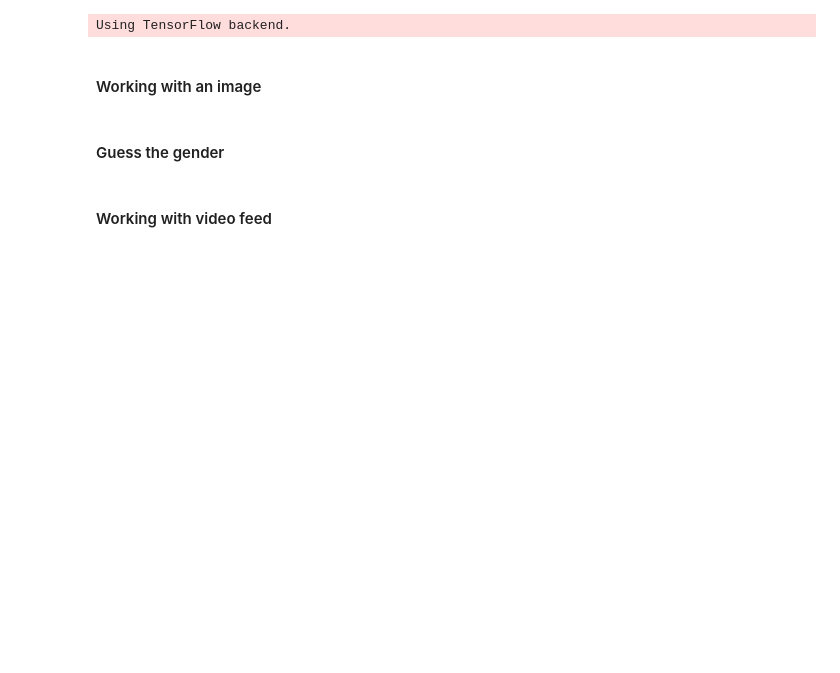
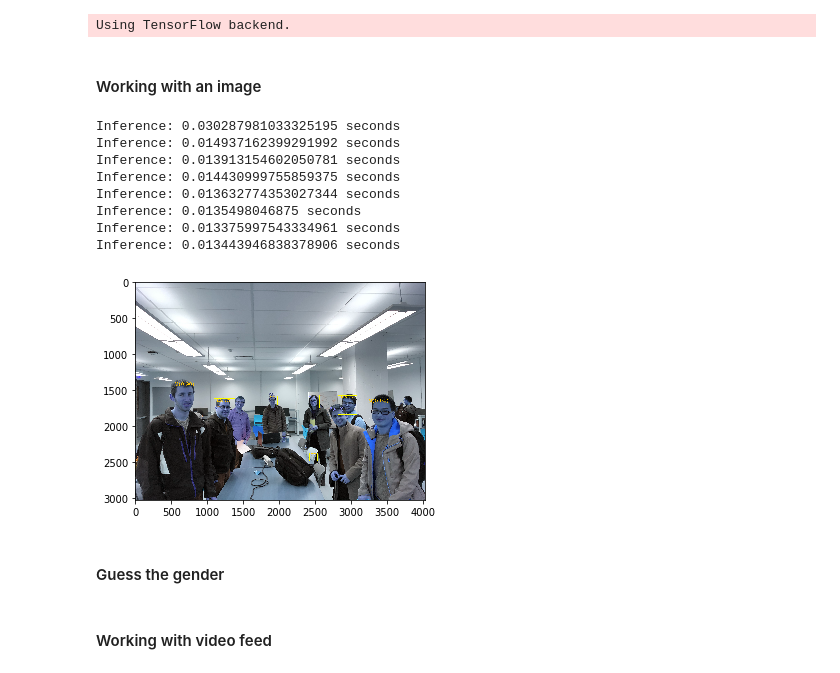
Before and after one commit to airoscar/3ShadesML, a Jupyter notebook: Demo/Demo.ipynb, the cells around one changed output. Drawn from its saved outputs; the diff is of its cells as text; code cells hidden in the pictures; blank space fills up the shorter version.

```diff
--- a/Demo/Demo.ipynb
+++ b/Demo/Demo.ipynb
@@ -74,9 +74,19 @@ def processImage(img):
     showImg(img)
 # %%
 # Reading from file
-img = cv2.imread('group.jpg')
+img = cv2.imread('group2.jpg')
 processImage(img)
 showImg(img)
+# %% [output]
+Inference: 0.030287981033325195 seconds
+Inference: 0.014937162399291992 seconds
+Inference: 0.013913154602050781 seconds
+Inference: 0.014430999755859375 seconds
+Inference: 0.013632774353027344 seconds
+Inference: 0.0135498046875 seconds
+Inference: 0.013375997543334961 seconds
+Inference: 0.013443946838378906 seconds
+[figure, added]
 # %% [markdown]
 #### Guess the gender
 # %%
```
Also changed, not shown: parts of 1 cell of this notebook, 4 other files.
